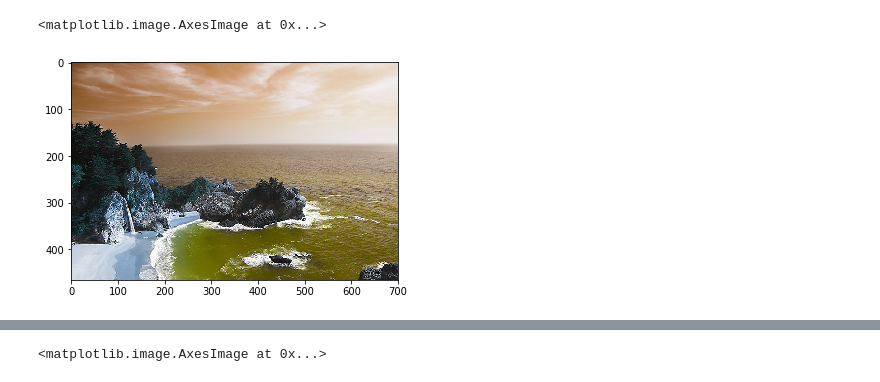
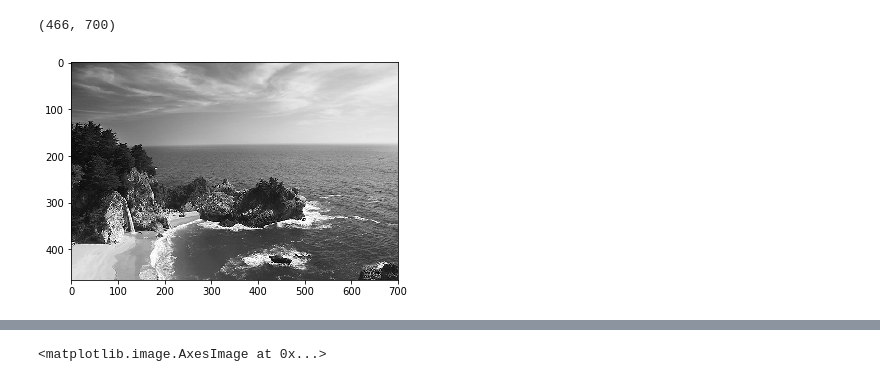
Before and after one commit to sicktastic/opencsv-playground, a Jupyter notebook: seam_carving/Gradient.ipynb, the cells around one changed output, grey strips where cells are left out. Drawn from its saved outputs; the diff is of its cells as text; code cells hidden in the pictures.

Commit message:
Add cmap to matplotlib imshow

```diff
--- a/seam_carving/Gradient.ipynb
+++ b/seam_carving/Gradient.ipynb
@@ -5,10 +5,14 @@ import cv2
 import numpy as np
 from matplotlib import pyplot as plt
 %matplotlib inline
-# %%
-a = cv2.imread('images/fig5.png', 4)
-
-plt.imshow(a)
-# %% [output]
-<matplotlib.image.AxesImage at 0x...>
-[figure, removed]
+# %%
+a = cv2.imread('images/fig5.png', cv2.IMREAD_GRAYSCALE)
+# a = cv2.cvtColor(a, cv2.COLOR_BGR2RGB)
+# a = cv2.cvtColor(a, cv2.COLOR_RGB2GRAY)
+edges = cv2.Canny(a, 100, 200)
+
+plt.imshow(a, cmap='gray')
+print(a.shape)
+# %% [output]
+(466, 700)
+[figure, added]
```
Also changed, not shown: parts of 3 cells of this notebook.
